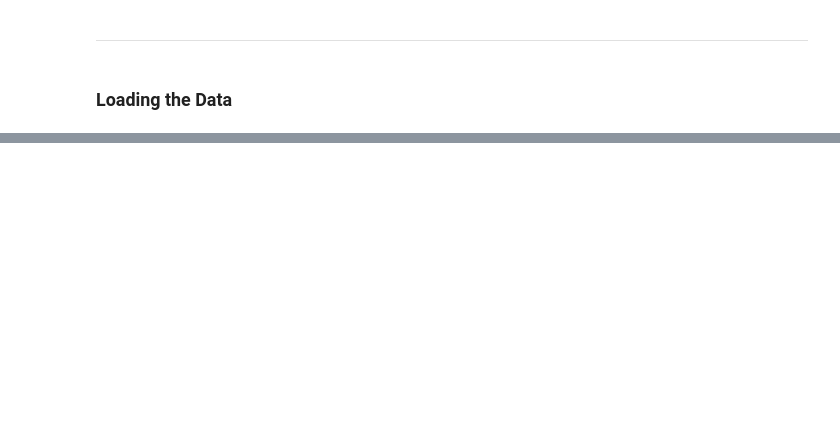
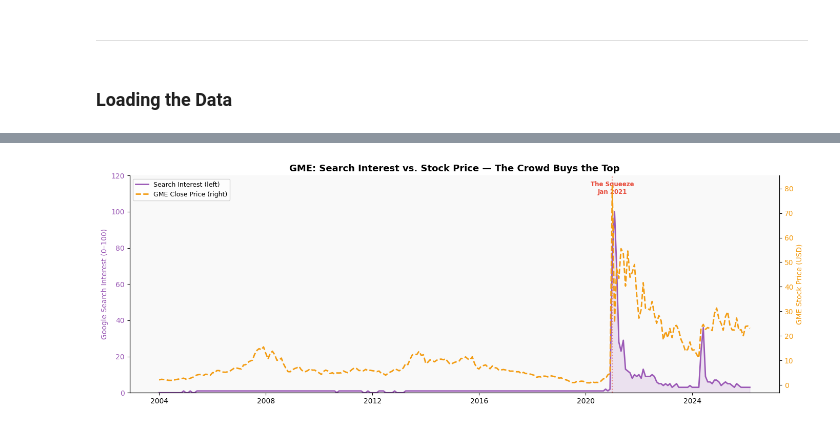
Before and after one commit to Wilozz/comm3180_S26_Blog, a Jupyter notebook: posts/006_DOW/DOW06.ipynb, the cells around one changed output, grey strips where cells are left out. Drawn from its saved outputs; the diff is of its cells as text; code cells hidden in the pictures; blank space fills up the shorter version.

```diff
--- a/posts/006_DOW/DOW06.ipynb
+++ b/posts/006_DOW/DOW06.ipynb
@@ -33,0 +189,46 @@ gme_price_df = pd.read_csv('data/GME_price.csv')
+# %%
+# Align on overlapping dates
+gme_overlap = combined['GME'].dropna()
+price_overlap = gme_price_df['Close'].dropna()
+shared_dates = gme_overlap.index.intersection(price_overlap.index)
+
+fig, ax1 = plt.subplots(figsize=(14, 5))
+
+# Search interest
+ax1.fill_between(shared_dates, gme_overlap[shared_dates],
+                 alpha=0.15, color='#9b59b6')
+ax1.plot(shared_dates, gme_overlap[shared_dates],
+         color='#9b59b6', linewidth=2, label='Search Interest (left)')
+ax1.set_ylabel('Google Search Interest (0–100)', color='#9b59b6')
+ax1.tick_params(axis='y', labelcolor='#9b59b6')
+ax1.set_ylim(0, 120)
+
+# Price
+ax2 = ax1.twinx()
+ax2.plot(shared_dates, price_overlap[shared_dates],
+         color='#f39c12', linewidth=2, linestyle='--', label='GME Close Price (right)')
+ax2.set_ylabel('GME Stock Price (USD)', color='#f39c12')
+ax2.tick_params(axis='y', labelcolor='#f39c12')
+
+# Annotate the squeeze
+squeeze_date = pd.to_datetime('2021-01-01')
+ax1.axvline(squeeze_date, color='#e74c3c', linestyle=':', alpha=0.6)
+ax1.text(squeeze_date, 110, 'The Squeeze\nJan 2021',
+         color='#e74c3c', fontsize=8.5, ha='center', fontweight='bold')
+
+ax1.set_title('GME: Search Interest vs. Stock Price — The Crowd Buys the Top',
+              fontsize=13, fontweight='bold')
+ax1.set_facecolor('#f9f9f9')
+fig.patch.set_facecolor('#ffffff')
+ax1.spines[['top']].set_visible(False)
+ax2.spines[['top']].set_visible(False)
+
+lines1, labels1 = ax1.get_legend_handles_labels()
+lines2, labels2 = ax2.get_legend_handles_labels()
+ax1.legend(lines1 + lines2, labels1 + labels2, loc='upper left', fontsize=9)
+
+plt.tight_layout()
+plt.savefig('img/gme_dual.png', dpi=150, bbox_inches='tight')
+plt.show()
+# %% [output]
+[figure, added]
```
Also changed, not shown: parts of 27 cells of this notebook, 6 other files.
